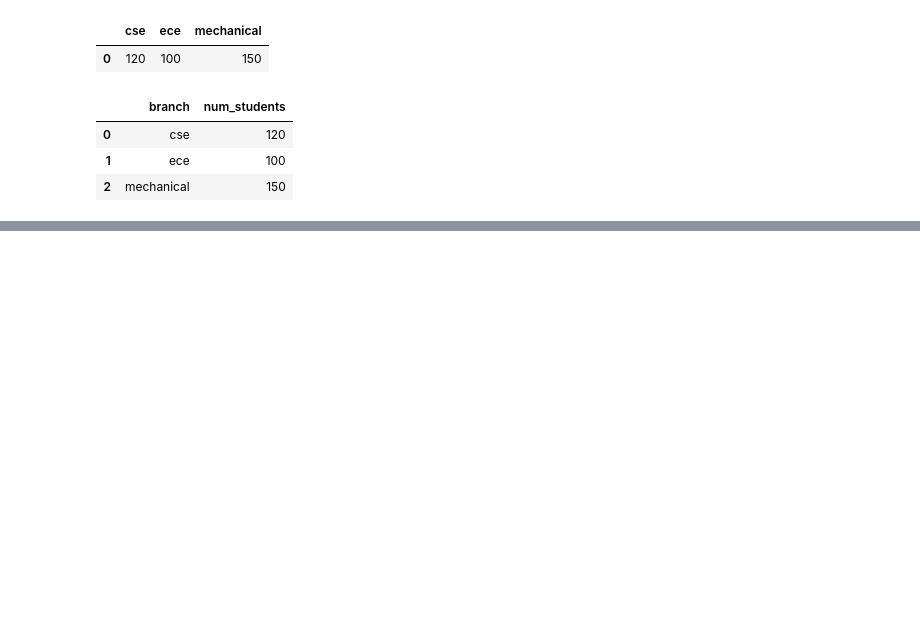
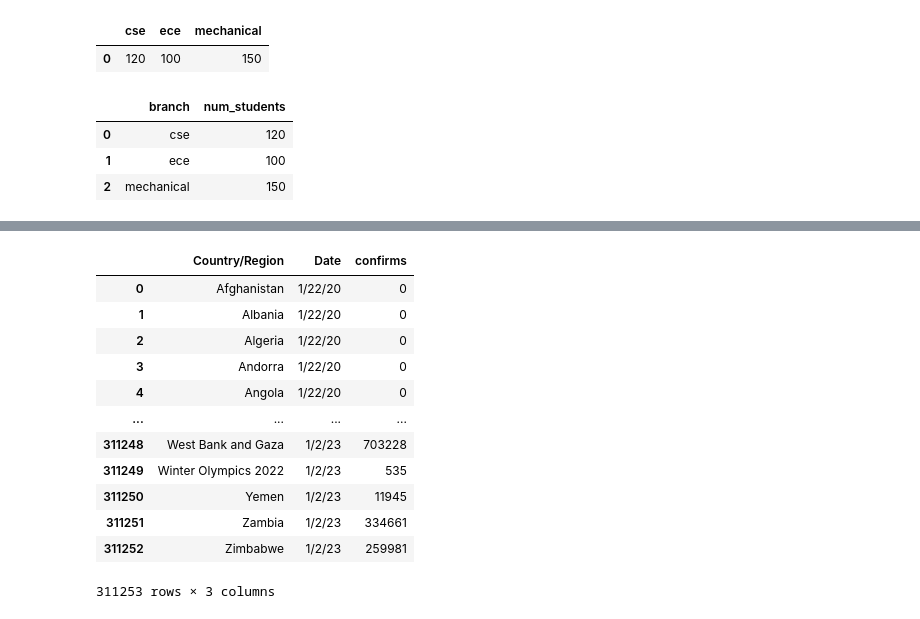
Before and after one commit to nagarvishal/machine-learning, a Jupyter notebook: Pandas/Pandas_Multiindex.ipynb, the cells around one changed output, grey strips where cells are left out. Drawn from its saved outputs; the diff is of its cells as text; code cells hidden in the pictures; blank space fills up the shorter version.

```diff
--- a/Pandas/Pandas_Multiindex.ipynb
+++ b/Pandas/Pandas_Multiindex.ipynb
@@ -606,0 +673,17 @@ df.melt(var_name="branch",value_name="num_students")
+# %%
+l_confirm = l_confirm[["Country/Region","Date","confirms"]]
+l_confirm
+# %% [output]
+|  | Country/Region | Date | confirms |
+| 0 | Afghanistan | 1/22/20 | 0 |
+| 1 | Albania | 1/22/20 | 0 |
+| 2 | Algeria | 1/22/20 | 0 |
+| 3 | Andorra | 1/22/20 | 0 |
+| 4 | Angola | 1/22/20 | 0 |
+| ... | ... | ... | ... |
+| 311248 | West Bank and Gaza | 1/2/23 | 703228 |
+| 311249 | Winter Olympics 2022 | 1/2/23 | 535 |
+| 311250 | Yemen | 1/2/23 | 11945 |
+| 311251 | Zambia | 1/2/23 | 334661 |
+| 311252 | Zimbabwe | 1/2/23 | 259981 |
+311253 rows × 3 columns
```
Also changed, not shown: parts of 8 cells of this notebook, 9 other files.
